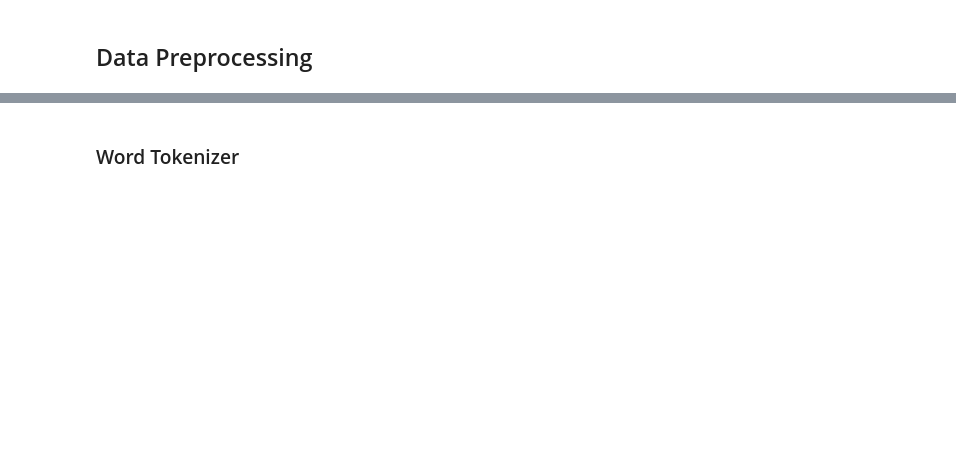
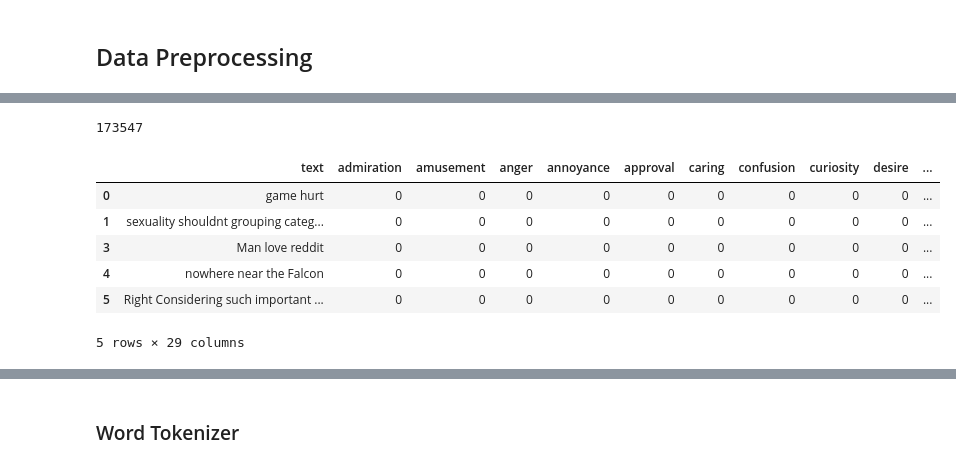
Before and after one commit to AlEXSH3N/713-Music-Emotion-System, a Jupyter notebook: 713_group_project.ipynb, the cells around one changed output, grey strips where cells are left out. Drawn from its saved outputs; the diff is of its cells as text; code cells hidden in the pictures; blank space fills up the shorter version.

```diff
--- a/713_group_project.ipynb
+++ b/713_group_project.ipynb
@@ -122,0 +230,4 @@ print(len(num_names_list))
+# %%
+print(len(geomo_all_neutral_undersampled))
+# %% [output]
+173547
@@ -122,0 +317,10 @@ print(len(num_names_list))
+# %%
+geomo_all_neutral_undersampled.head()
+# %% [output]
+|  | text | admiration | amusement | anger | annoyance | approval | caring | confusion | curiosity | desire | ... |
+| 0 | game hurt | 0 | 0 | 0 | 0 | 0 | 0 | 0 | 0 | 0 | ... |
+| 1 | sexuality shouldnt grouping categ... | 0 | 0 | 0 | 0 | 0 | 0 | 0 | 0 | 0 | ... |
+| 3 | Man love reddit | 0 | 0 | 0 | 0 | 0 | 0 | 0 | 0 | 0 | ... |
+| 4 | nowhere near the Falcon | 0 | 0 | 0 | 0 | 0 | 0 | 0 | 0 | 0 | ... |
+| 5 | Right Considering such important ... | 0 | 0 | 0 | 0 | 0 | 0 | 0 | 0 | 0 | ... |
+5 rows × 29 columns
```
Also changed, not shown: parts of 45 cells of this notebook.
